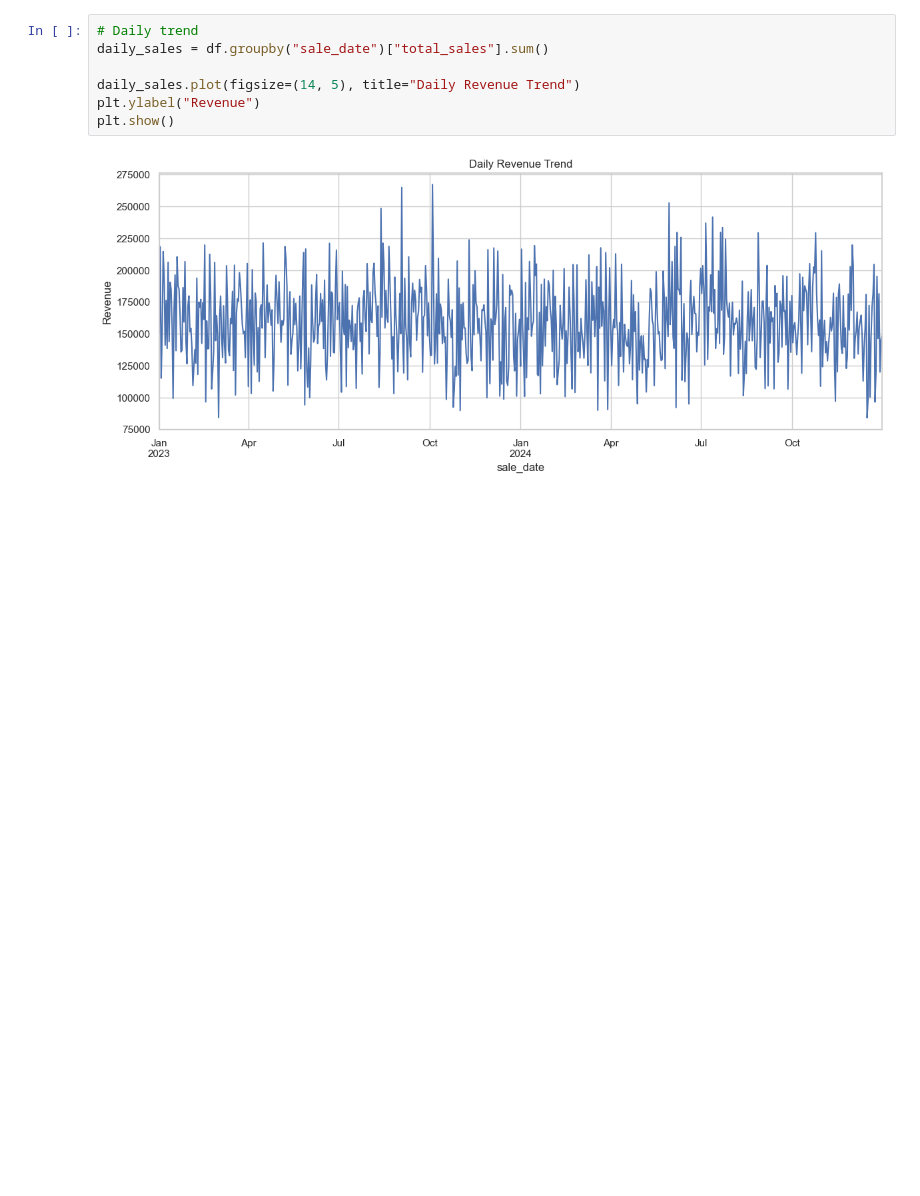
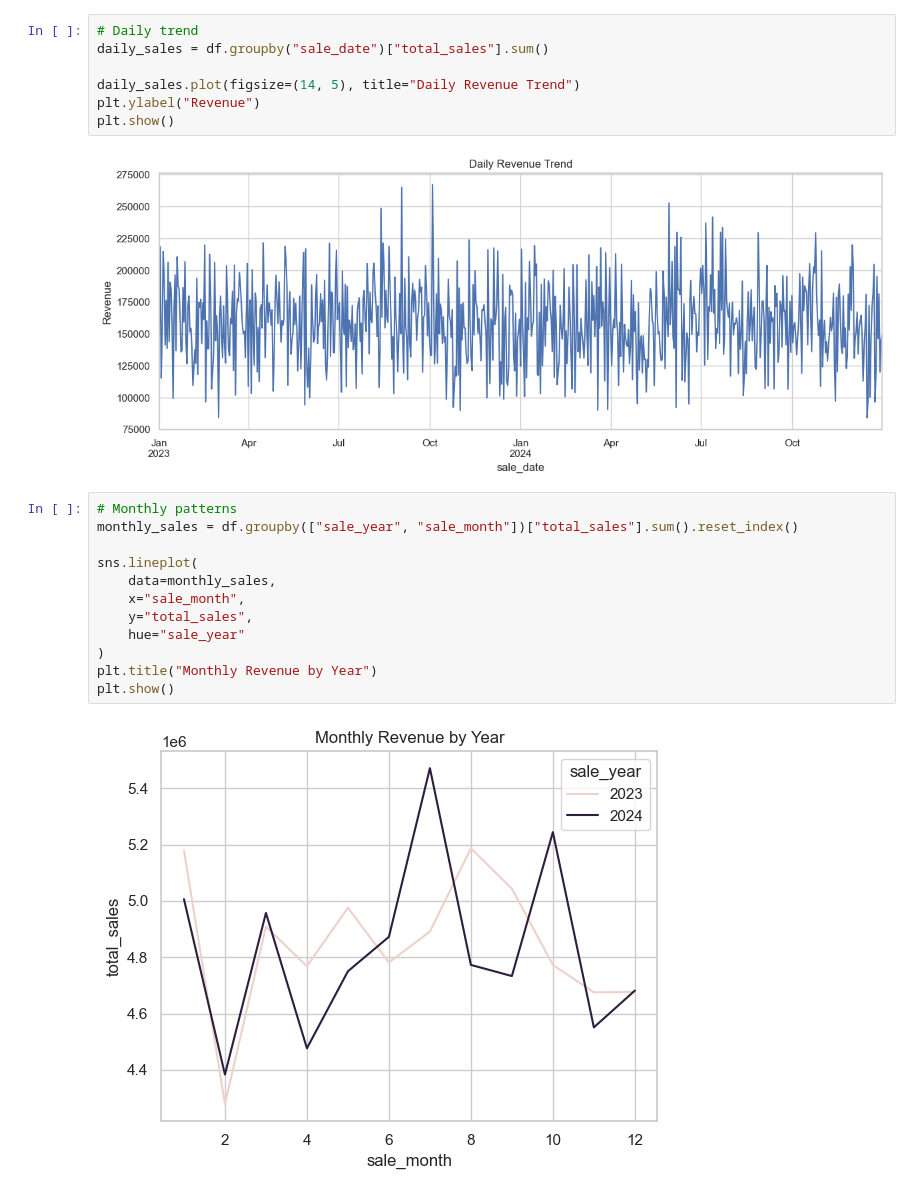
Before and after one commit to subrata-analytics/sales-performance-dashboard, a Jupyter notebook: notebooks/exploratory_analysis.ipynb, the cells around one changed output. Saved outputs shown, nothing was run; the diff lists cells and outputs as text; blank space fills up the shorter version.

Commit message:
Add script for monthly trend

```diff
--- a/notebooks/exploratory_analysis.ipynb
+++ b/notebooks/exploratory_analysis.ipynb
@@ -109,3 +109,17 @@ plt.ylabel("Revenue")
 plt.show()
 # %% [output]
 [figure]
+# %%
+# Monthly patterns
+monthly_sales = df.groupby(["sale_year", "sale_month"])["total_sales"].sum().reset_index()
+
+sns.lineplot(
+    data=monthly_sales,
+    x="sale_month",
+    y="total_sales",
+    hue="sale_year"
+)
+plt.title("Monthly Revenue by Year")
+plt.show()
+# %% [output]
+[figure, added]
```
Also changed, not shown: parts of 2 cells of this notebook, 1 other file.
